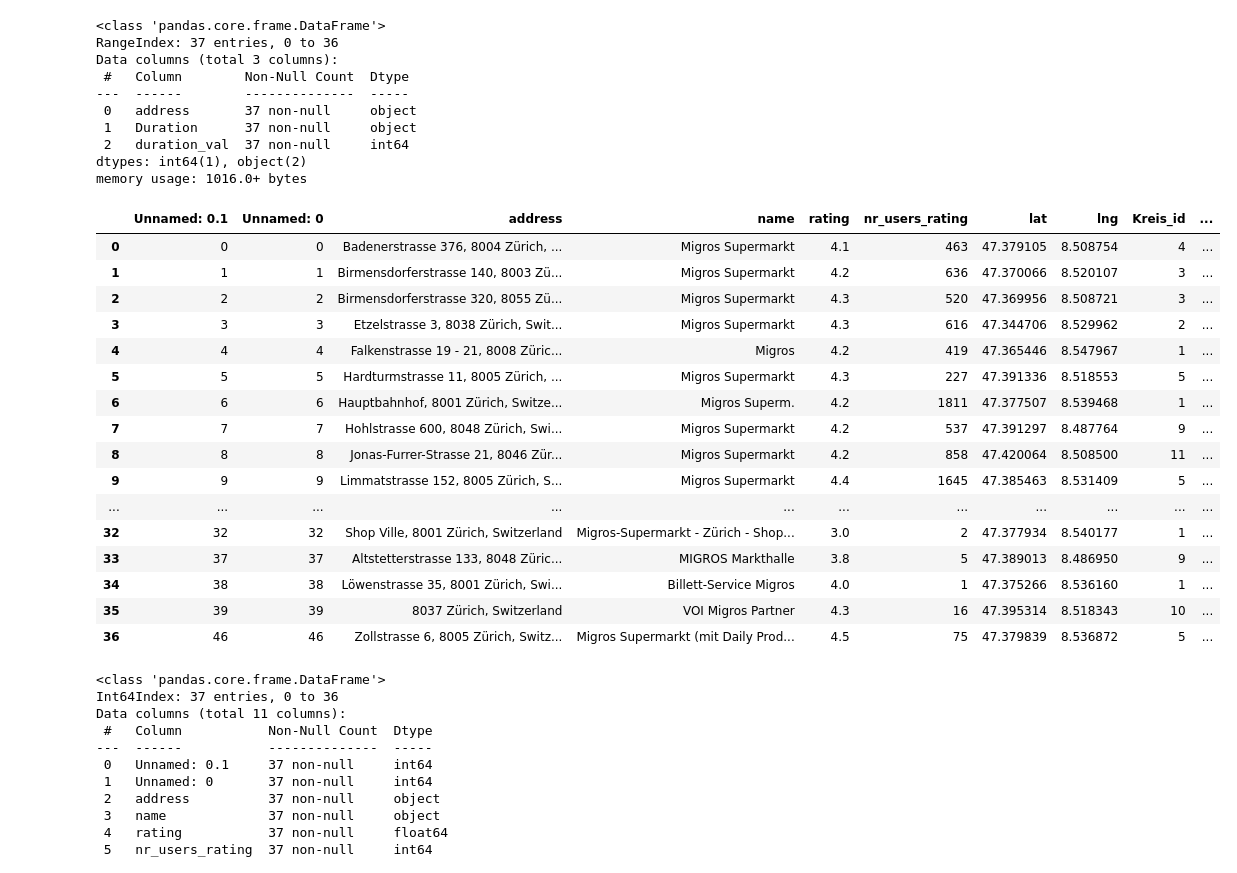
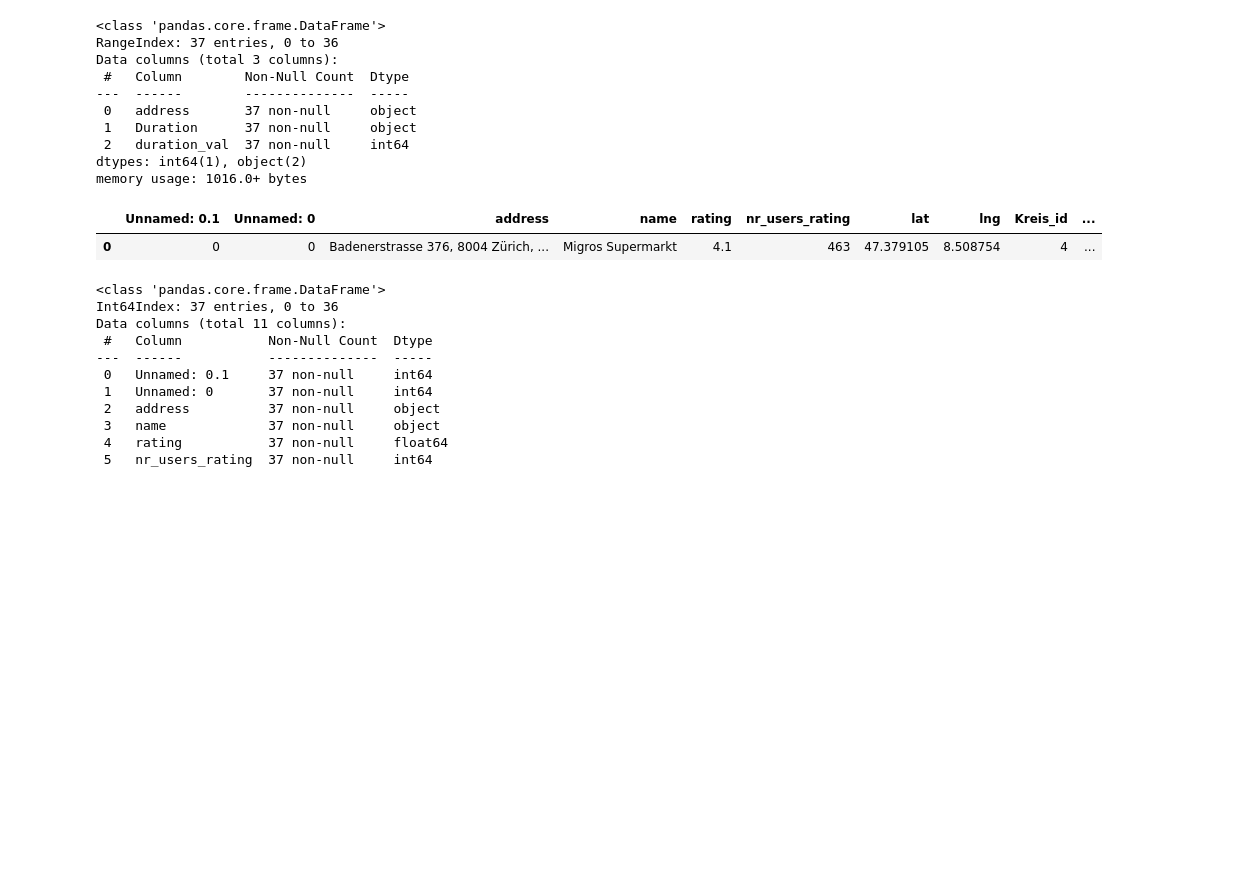
Before and after one commit to jacquesstimolo/Group_Project_SIT, a Jupyter notebook: App/api.ipynb, the cells around one changed output. Cells and saved outputs as stored; diff of their text form; code cells hidden in the pictures; blank space fills up the shorter version.

```diff
--- a/App/api.ipynb
+++ b/App/api.ipynb
@@ -108,22 +108,7 @@ dtypes: int64(1), object(2)
 memory usage: 1016.0+ bytes
 # %%
 df = pd.merge(migros, df)
-df
+df.head(1)
 # %% [output]
 |  | Unnamed: 0.1 | Unnamed: 0 | address | name | rating | nr_users_rating | lat | lng | Kreis_id | ... |
 | 0 | 0 | 0 | Badenerstrasse 376, 8004 Zürich, ... | Migros Supermarkt | 4.1 | 463 | 47.379105 | 8.508754 | 4 | ... |
-| 1 | 1 | 1 | Birmensdorferstrasse 140, 8003 Zü... | Migros Supermarkt | 4.2 | 636 | 47.370066 | 8.520107 | 3 | ... |
-| 2 | 2 | 2 | Birmensdorferstrasse 320, 8055 Zü... | Migros Supermarkt | 4.3 | 520 | 47.369956 | 8.508721 | 3 | ... |
-| 3 | 3 | 3 | Etzelstrasse 3, 8038 Zürich, Swit... | Migros Supermarkt | 4.3 | 616 | 47.344706 | 8.529962 | 2 | ... |
-| 4 | 4 | 4 | Falkenstrasse 19 - 21, 8008 Züric... | Migros | 4.2 | 419 | 47.365446 | 8.547967 | 1 | ... |
-| 5 | 5 | 5 | Hardturmstrasse 11, 8005 Zürich, ... | Migros Supermarkt | 4.3 | 227 | 47.391336 | 8.518553 | 5 | ... |
-| 6 | 6 | 6 | Hauptbahnhof, 8001 Zürich, Switze... | Migros Superm. | 4.2 | 1811 | 47.377507 | 8.539468 | 1 | ... |
-| 7 | 7 | 7 | Hohlstrasse 600, 8048 Zürich, Swi... | Migros Supermarkt | 4.2 | 537 | 47.391297 | 8.487764 | 9 | ... |
-| 8 | 8 | 8 | Jonas-Furrer-Strasse 21, 8046 Zür... | Migros Supermarkt | 4.2 | 858 | 47.420064 | 8.508500 | 11 | ... |
-| 9 | 9 | 9 | Limmatstrasse 152, 8005 Zürich, S... | Migros Supermarkt | 4.4 | 1645 | 47.385463 | 8.531409 | 5 | ... |
-| ... | ... | ... | ... | ... | ... | ... | ... | ... | ... | ... |
-| 32 | 32 | 32 | Shop Ville, 8001 Zürich, Switzerland | Migros-Supermarkt - Zürich - Shop... | 3.0 | 2 | 47.377934 | 8.540177 | 1 | ... |
-| 33 | 37 | 37 | Altstetterstrasse 133, 8048 Züric... | MIGROS Markthalle | 3.8 | 5 | 47.389013 | 8.486950 | 9 | ... |
-| 34 | 38 | 38 | Löwenstrasse 35, 8001 Zürich, Swi... | Billett-Service Migros | 4.0 | 1 | 47.375266 | 8.536160 | 1 | ... |
-| 35 | 39 | 39 | 8037 Zürich, Switzerland | VOI Migros Partner | 4.3 | 16 | 47.395314 | 8.518343 | 10 | ... |
-| 36 | 46 | 46 | Zollstrasse 6, 8005 Zürich, Switz... | Migros Supermarkt (mit Daily Prod... | 4.5 | 75 | 47.379839 | 8.536872 | 5 | ... |
```
Also changed, not shown: parts of 1 cell of this notebook, 1 other file.
